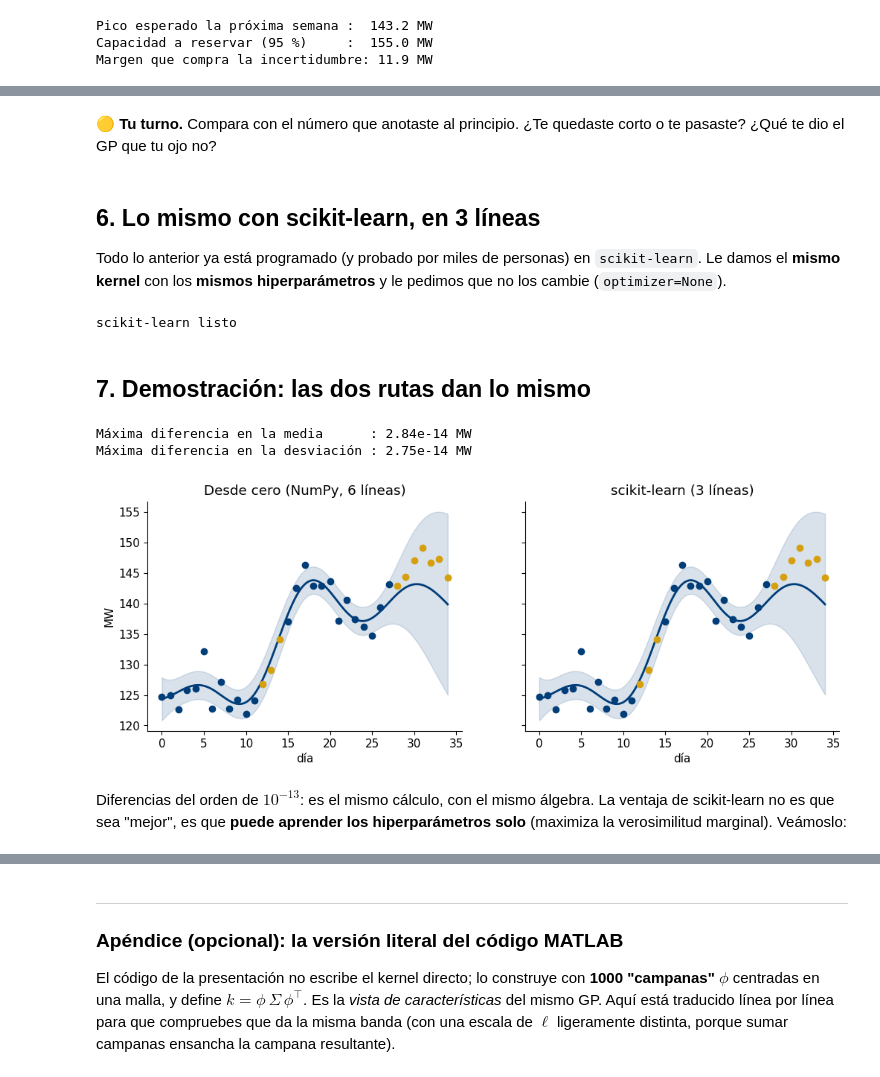
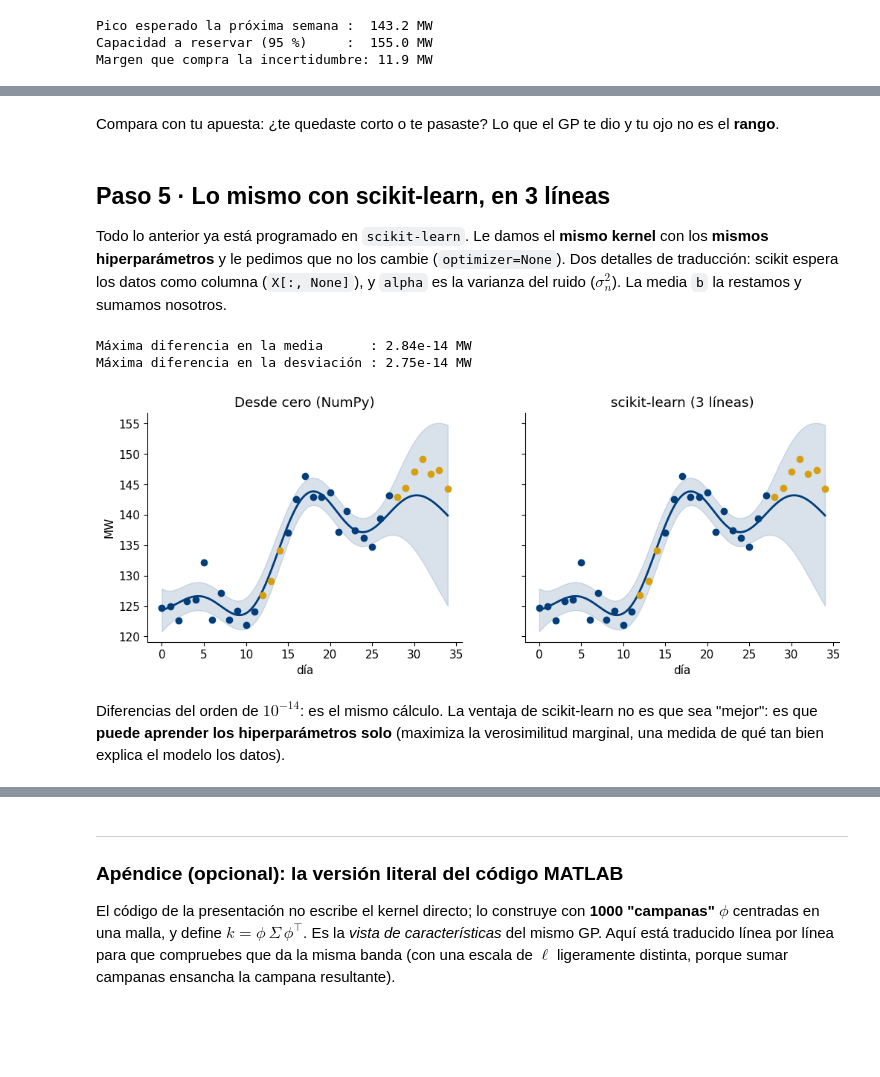
Before and after one commit to abelardo1685/clase-upe-gp, a Jupyter notebook: notebooks/02_proceso_gaussiano_desde_cero.ipynb, the cells around one changed output, grey strips where cells are left out. Cells and saved outputs as stored; diff of their text form; code cells hidden in the pictures; blank space fills up the shorter version.

Commit message:
Notebook 02 paso a paso (una celda por línea del GP) y Paso 6: suma de kernels RBF + periódico; láminas ajustadas

```diff
--- a/notebooks/02_proceso_gaussiano_desde_cero.ipynb
+++ b/notebooks/02_proceso_gaussiano_desde_cero.ipynb
@@ -202,0 +37,16 @@ Mira tres cosas:
+# %%
+def demanda_ciudad(dias=35, semilla=30):
+    rng = np.random.default_rng(semilla)
+    t = np.arange(dias, dtype=float)                       # día 0, 1, 2, ...
+    tendencia = 120 + 25 / (1 + np.exp(-(t - 14) / 4))    # ola de calor: sube 25 MW a media serie
+    vaiven    = 5 * np.sin(2 * np.pi * t / 14)             # oscilación de ±5 MW que se repite cada 14 días
+    ruido     = rng.normal(0, 2.5, dias)                   # error de medición
+    return t, tendencia + vaiven + ruido, tendencia, vaiven
+
+t, y, tendencia, vaiven = demanda_ciudad()
+
+plt.plot(t, tendencia, color=GRIS, ls="--", label="tendencia (ola de calor)")
+plt.plot(t, tendencia + vaiven, color=GRIS, label="tendencia + vaivén de 14 días")
+plt.plot(t, y, "o", color=AZUL, label="lo que mide el medidor (+ ruido)")
+plt.xlabel("día"); plt.ylabel("demanda (MW)"); plt.legend(loc="upper left"); plt.title("Los tres ingredientes de la serie")
+plt.show()
@@ -230,44 +363,39 @@ Días ocultos dentro de la banda: 10 de 10
-# %% [markdown]
-🟡 **Tu turno.** Compara con el número que anotaste al principio. ¿Te quedaste corto o te pasaste? ¿Qué te dio el GP que tu ojo no?
+# %% [markdown]
+Compara con tu apuesta: ¿te quedaste corto o te pasaste? Lo que el GP te dio y tu ojo no es el **rango**.
 # %% [markdown]
-## 6. Lo mismo con scikit-learn, en 3 líneas
+## Paso 5 · Lo mismo con scikit-learn, en 3 líneas
 
-Todo lo anterior ya está programado (y probado por miles de personas) en `scikit-learn`.
-Le damos el **mismo kernel** con los **mismos hiperparámetros** y le pedimos que no los cambie (`optimizer=None`).
+Todo lo anterior ya está programado en `scikit-learn`. Le damos el **mismo kernel** con los **mismos hiperparámetros** y le pedimos
+que no los cambie (`optimizer=None`). Dos detalles de traducción: scikit espera los datos como columna (`X[:, None]`), y `alpha` es la
+varianza del ruido ($\sigma_n^2$). La media `b` la restamos y sumamos nosotros.
 # %%
 from sklearn.gaussian_process import GaussianProcessRegressor
 from sklearn.gaussian_process.kernels import ConstantKernel, RBF
 
 kernel = ConstantKernel(sigma_f**2, "fixed") * RBF(length_scale=ell, length_scale_bounds="fixed")
-gp = GaussianProcessRegressor(kernel=kernel, alpha=sigma_n**2, optimizer=None)   # alpha = varianza del ruido
-gp.fit(X[:, None], Y - b)                                        # scikit espera columnas: X[:, None]; restamos la media b
-m_skl, s_skl = gp.predict(x[:, None], return_std=True)
-m_skl = m_skl + b                                                # devolvemos la media
+gp = GaussianProcessRegressor(kernel=kernel, alpha=sigma_n**2, optimizer=None)
+gp.fit(X[:, None], Y - b)
+m_skl, s_skl = gp.predict(x[:, None], return_std=True); m_skl = m_skl + b
 
-print("scikit-learn listo")
+print(f"Máxima diferencia en la media      : {np.abs(mpost - m_skl).max():.2e} MW")
+print(f"Máxima diferencia en la desviación : {np.abs(stdpo - s_skl).max():.2e} MW")
 # %% [output]
-scikit-learn listo
+Máxima diferencia en la media      : 2.84e-14 MW
+Máxima diferencia en la desviación : 2.75e-14 MW
-# %% [markdown]
-## 7. Demostración: las dos rutas dan lo mismo
 # %%
-print(f"Máxima diferencia en la media      : {np.abs(mpost - m_skl).max():.2e} MW")
-print(f"Máxima diferencia en la desviación : {np.abs(stdpo - s_skl).max():.2e} MW")
-
 fig, ax = plt.subplots(1, 2, figsize=(12, 4), sharey=True)
-for a_, mm, ss, titulo in [(ax[0], mpost, stdpo, "Desde cero (NumPy, 6 líneas)"), (ax[1], m_skl, s_skl, "scikit-learn (3 líneas)")]:
+for a_, mm, ss, titulo in [(ax[0], mpost, stdpo, "Desde cero (NumPy)"), (ax[1], m_skl, s_skl, "scikit-learn (3 líneas)")]:
     a_.fill_between(x, mm - 2*ss, mm + 2*ss, color=AZUL, alpha=0.15)
     a_.plot(x, mm, color=AZUL, lw=2); a_.plot(X, Y, "o", color=AZUL)
     a_.plot(t[~observado], y[~observado], "o", color=ORO)
     a_.set_title(titulo); a_.set_xlabel("día")
 ax[0].set_ylabel("MW")
 plt.show()
 # %% [output]
-Máxima diferencia en la media      : 2.84e-14 MW
-Máxima diferencia en la desviación : 2.75e-14 MW
-[figure, old version]
+[figure, new version]
 # %% [markdown]
-Diferencias del orden de $10^{-13}$: es el mismo cálculo, con el mismo álgebra. La ventaja de scikit-learn no es que sea "mejor",
-es que **puede aprender los hiperparámetros solo** (maximiza la verosimilitud marginal). Veámoslo:
+Diferencias del orden de $10^{-14}$: es el mismo cálculo. La ventaja de scikit-learn no es que sea "mejor": es que **puede aprender
+los hiperparámetros solo** (maximiza la verosimilitud marginal, una medida de qué tan bien explica el modelo los datos).
 # %%
 kernel_libre = ConstantKernel(sigma_f**2) * RBF(length_scale=ell)       # sin "fixed": se pueden ajustar
 gp_libre = GaussianProcessRegressor(kernel=kernel_libre, alpha=sigma_n**2, n_restarts_optimizer=5, random_state=0)
```
Also changed, not shown: parts of 64 cells of this notebook, 4 other files.
